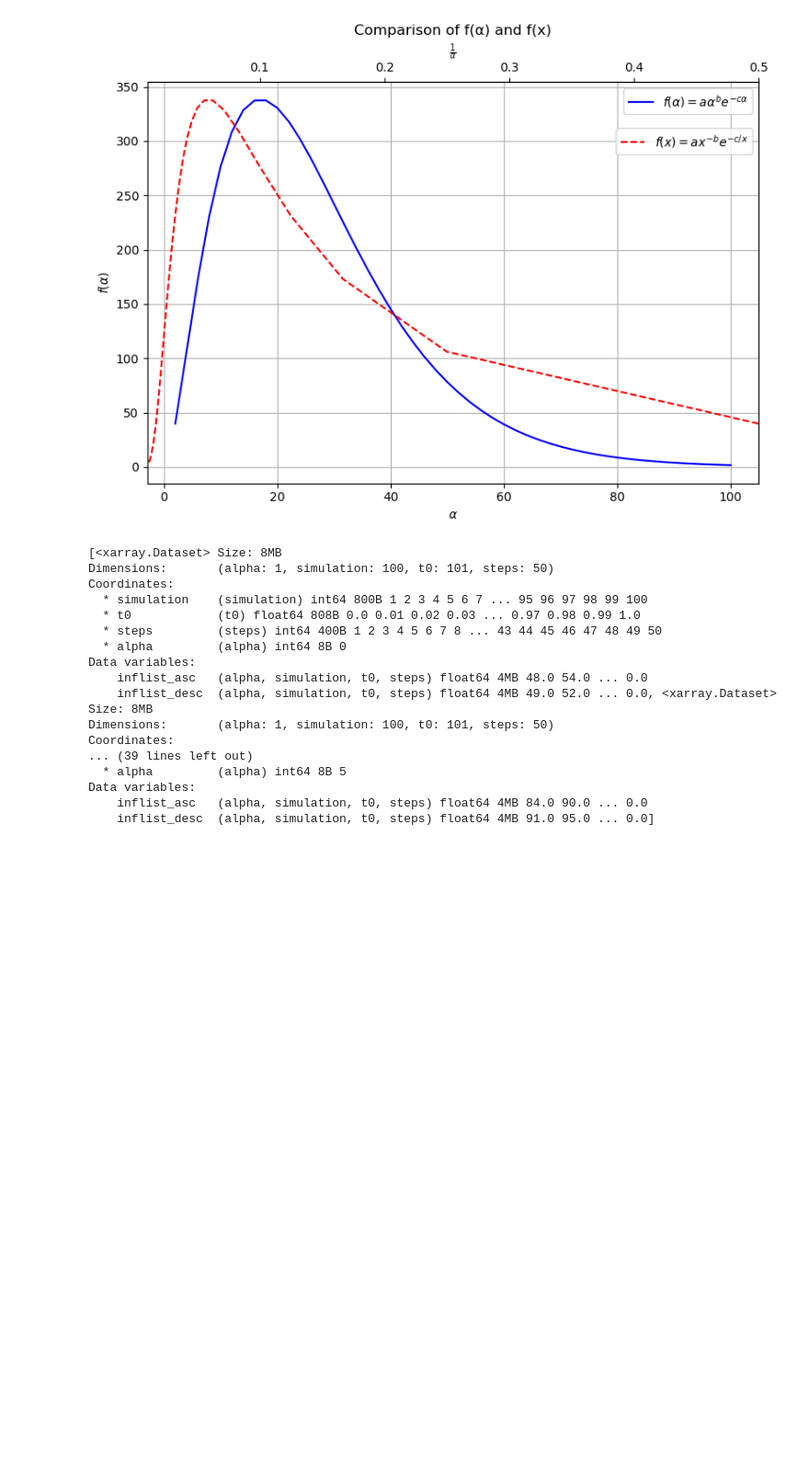
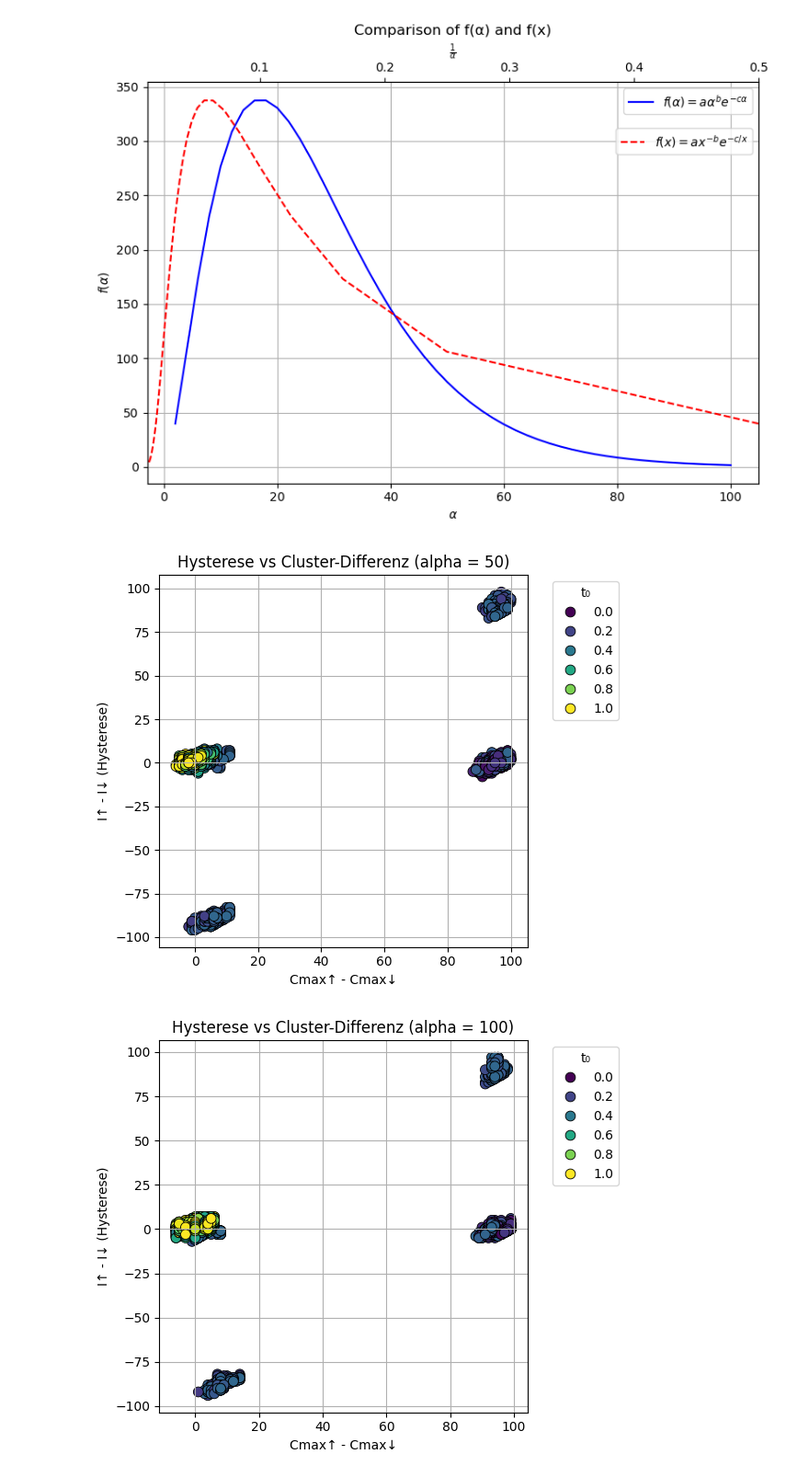
Before and after one commit to Leo1898/complex_contagions_package, a Jupyter notebook: notebooks/visualization.ipynb, the cells around one changed output. Shown at 92% size. Saved outputs shown, nothing was run; the diff lists cells and outputs as text; code cells hidden in the pictures; blank space fills up the shorter version.

```diff
--- a/notebooks/visualization.ipynb
+++ b/notebooks/visualization.ipynb
@@ -171,23 +155,13 @@ final_ds.attrs = {
     "average_degree": 4
 }
 
-merged_filename = os.path.join("../datasets/", f"vart0_final_ds_random_regular_graph_degree4.nc")
+merged_filename = os.path.join("../datasets/", f"pipiss.nc")
 final_ds.to_netcdf(merged_filename)
-# %% [output]
-[<xarray.Dataset> Size: 8MB
-Dimensions:       (alpha: 1, simulation: 100, t0: 101, steps: 50)
-Coordinates:
-  * simulation    (simulation) int64 800B 1 2 3 4 5 6 7 ... 95 96 97 98 99 100
-  * t0            (t0) float64 808B 0.0 0.01 0.02 0.03 ... 0.97 0.98 0.99 1.0
-  * steps         (steps) int64 400B 1 2 3 4 5 6 7 8 ... 43 44 45 46 47 48 49 50
-  * alpha         (alpha) int64 8B 0
-Data variables:
-    inflist_asc   (alpha, simulation, t0, steps) float64 4MB 48.0 54.0 ... 0.0
-    inflist_desc  (alpha, simulation, t0, steps) float64 4MB 49.0 52.0 ... 0.0, <xarray.Dataset> Size: 8MB
-Dimensions:       (alpha: 1, simulation: 100, t0: 101, steps: 50)
-Coordinates:
-... (39 lines left out)
-  * alpha         (alpha) int64 8B 5
-Data variables:
-    inflist_asc   (alpha, simulation, t0, steps) float64 4MB 84.0 90.0 ... 0.0
-    inflist_desc  (alpha, simulation, t0, steps) float64 4MB 91.0 95.0 ... 0.0]
+# %%
+from complex_contagions_package.visualizer import DiffusionPlotter
+
+plotter = DiffusionPlotter(dataset_path="../datasets/cl_gelb_gruen_final_ds_random_regular_graph_degree6.nc")
+plotter.plot_hysteresis_vs_clusterdiff_per_alpha(selected_alphas=[50,100])
+# %% [output]
+[figure, added]
+[figure, added]
```
Also changed, not shown: parts of 11 cells of this notebook, 8 other files.
